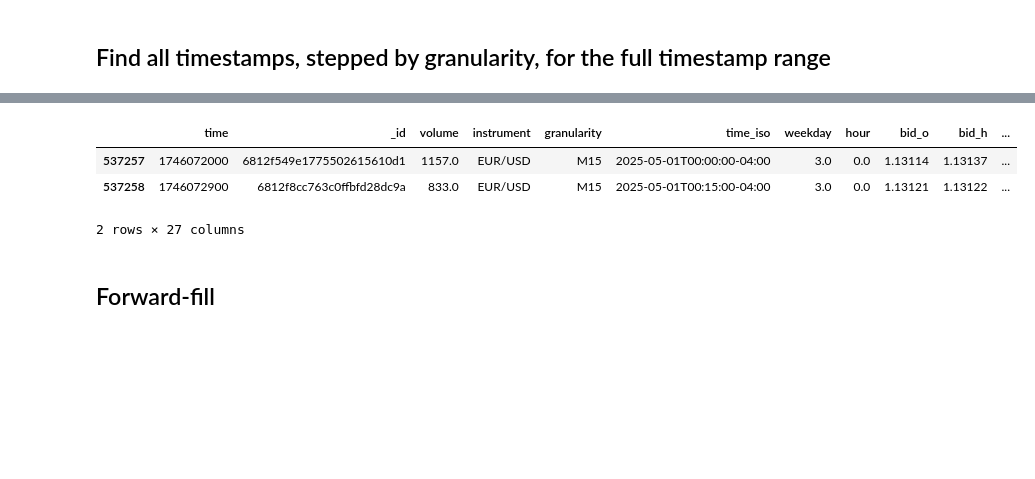
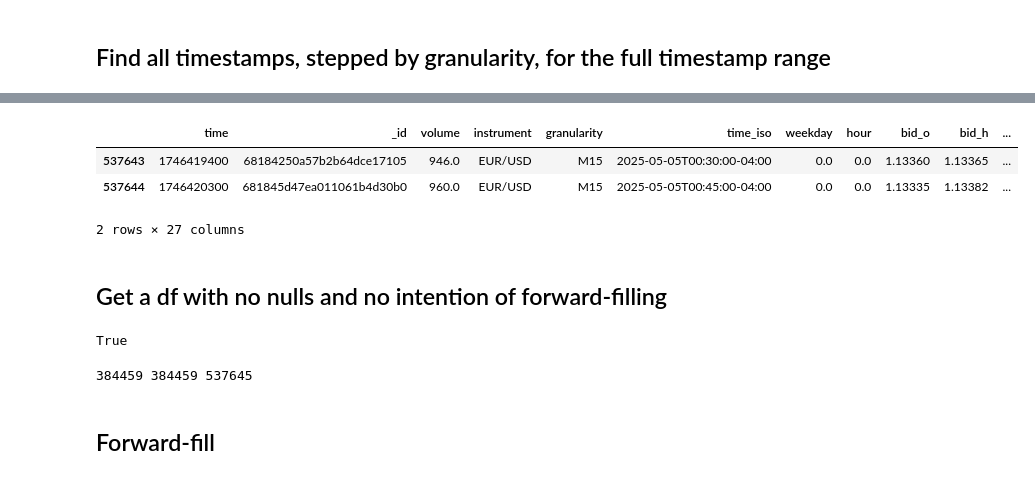
Before and after one commit to badassdatascience/badass-data-science, a Jupyter notebook: badassdatascience/forex/EDA/EDA_002.ipynb, the cells around one changed output, grey strips where cells are left out. Saved outputs shown, nothing was run; the diff lists cells and outputs as text; code cells hidden in the pictures; blank space fills up the shorter version.

```diff
--- a/badassdatascience/forex/EDA/EDA_002.ipynb
+++ b/badassdatascience/forex/EDA/EDA_002.ipynb
@@ -32,3 +7,5 @@ df.head(2)
+# %%
+df = query_single_instrument_and_single_granularity(pull_from_database = False)
 # %%
 df.tail(2)
 # %% [output]
@@ -41,4 +18,4 @@ df.tail(2)
 # %%
 from badassdatascience.forex.utilities.granularities import get_df_merged_by_seconds_interval
 # %%
-df_to_ff = get_df_merged_by_seconds_interval(df)
+df_full_even_timestamps = get_df_merged_by_seconds_interval(df)
@@ -52,7 +22,9 @@ df_to_ff.head(2)
 # %%
-df_to_ff.tail(2)
+df_full_even_timestamps.tail(2)
 # %% [output]
 |  | time | _id | volume | instrument | granularity | time_iso | weekday | hour | bid_o | bid_h | ... |
-| 537257 | 1746072000 | 6812f549e1775502615610d1 | 1157.0 | EUR/USD | M15 | 2025-05-01T00:00:00-04:00 | 3.0 | 0.0 | 1.13114 | 1.13137 | ... |
-| 537258 | 1746072900 | 6812f8cc763c0ffbfd28dc9a | 833.0 | EUR/USD | M15 | 2025-05-01T00:15:00-04:00 | 3.0 | 0.0 | 1.13121 | 1.13122 | ... |
+| 537643 | 1746419400 | 68184250a57b2b64dce17105 | 946.0 | EUR/USD | M15 | 2025-05-05T00:30:00-04:00 | 0.0 | 0.0 | 1.13360 | 1.13365 | ... |
+| 537644 | 1746420300 | 681845d47ea011061b4d30b0 | 960.0 | EUR/USD | M15 | 2025-05-05T00:45:00-04:00 | 0.0 | 0.0 | 1.13335 | 1.13382 | ... |
 2 rows × 27 columns
+# %% [markdown]
+## Get a df with no nulls and no intention of forward-filling
@@ -59,3 +33,11 @@ df_to_ff.tail(2)
+# %%
+print(len(df_NO_ff.index) == len(df.index))
+# %% [output]
+True
+# %%
+print(len(df_NO_ff), len(df.index), len(df_full_even_timestamps))
+# %% [output]
+384459 384459 537645
 # %% [markdown]
 ## Forward-fill
 # %%
```
Also changed, not shown: parts of 69 cells of this notebook.
